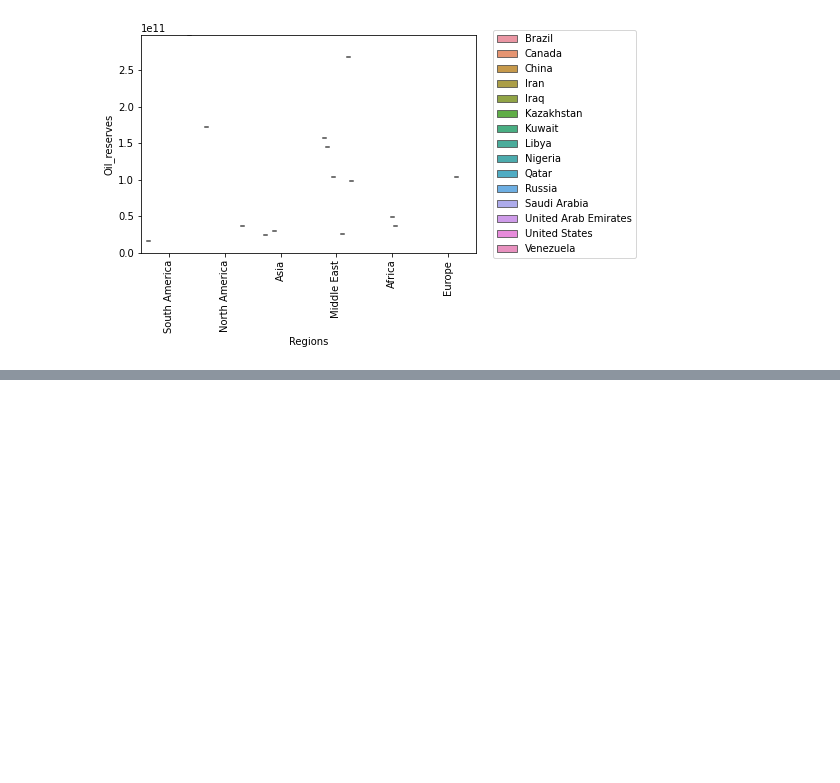
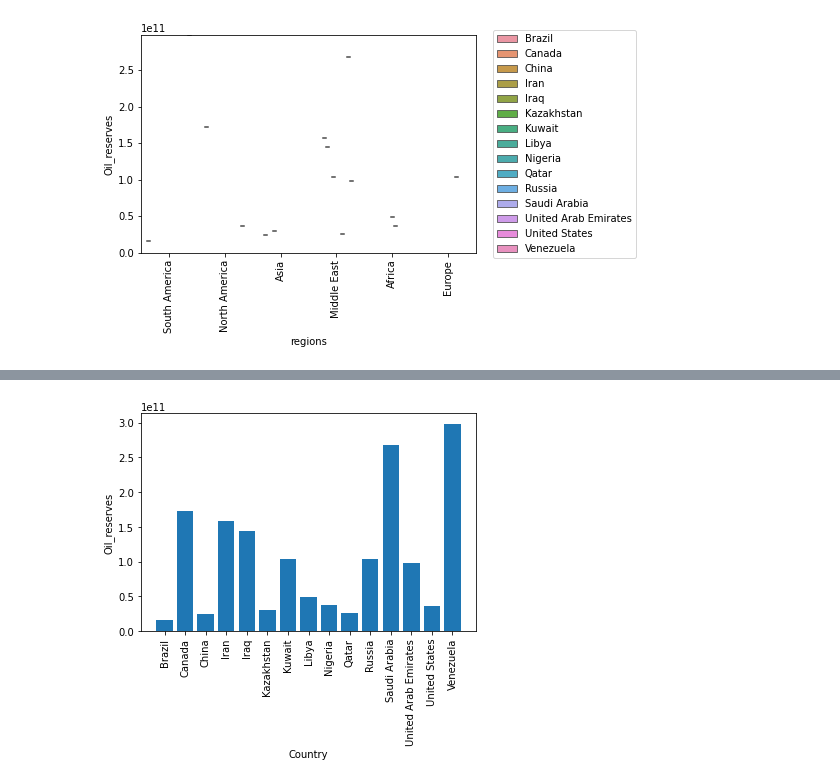
Before and after one commit to louisehviid/KM2023, a Jupyter notebook: simple_examples_of_data_visualizations.ipynb, the cells around one changed output, grey strips where cells are left out. Cells and saved outputs as stored; diff of their text form; code cells hidden in the pictures; blank space fills up the shorter version.

```diff
--- a/simple_examples_of_data_visualizations.ipynb
+++ b/simple_examples_of_data_visualizations.ipynb
@@ -142,0 +158,23 @@ plt.show()
+# %%
+#Making a bar chart
+
+import pandas as pd
+import matplotlib.pyplot as plt
+
+# Read the data from an Excel file
+#data = pd.read_excel('https://raw.githubusercontent.com/louisehviid/km2023/main/data/Chapter2/Xr02-13.xlsx', sheet_name='Sheet1')
+
+# Plot the bar chart
+plt.bar(data['Country'], data['Oil_reserves'])
+
+# Rotate x-axis labels by 45 degrees
+plt.xticks(rotation=90)
+
+plt.xlabel('Country')
+plt.ylabel('Oil_reserves')
+
+
+
+plt.show()
+# %% [output]
+[figure, added]
```
Also changed, not shown: parts of 6 cells of this notebook.
